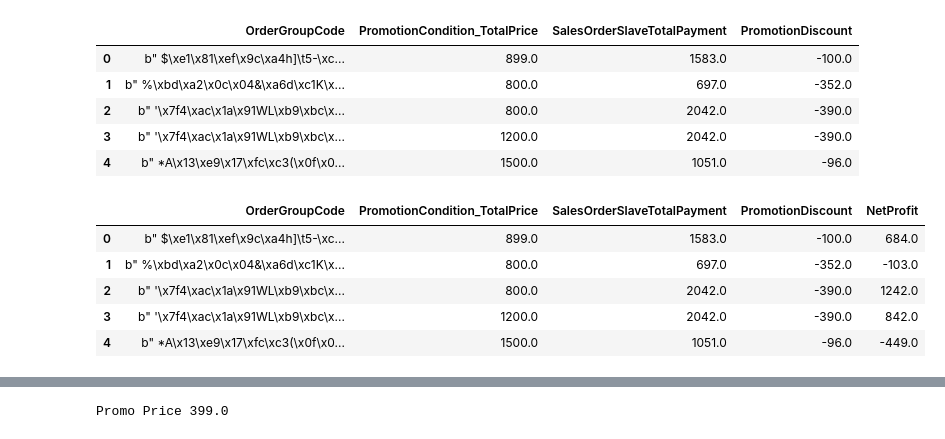
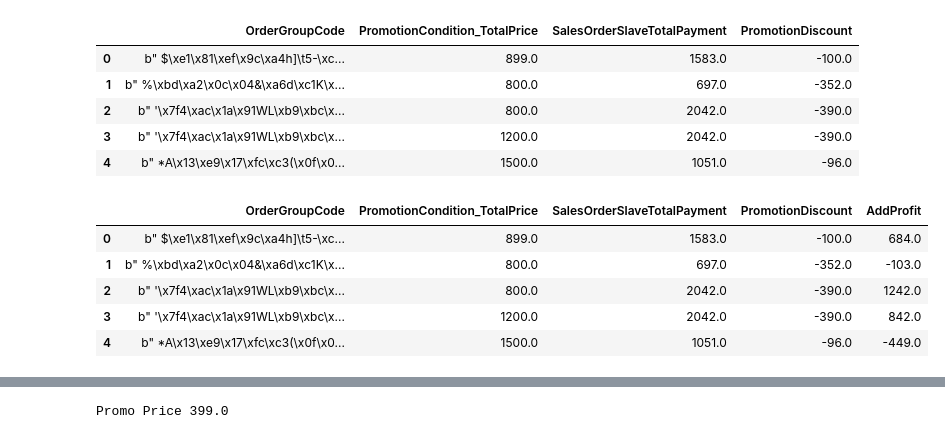
Before and after one commit to JessieChiu/CSXSpring2018_Python, a Jupyter notebook: final/final.ipynb, the cells around one changed output, grey strips where cells are left out. Drawn from its saved outputs; the diff is of its cells as text; code cells hidden in the pictures.

```diff
--- a/final/final.ipynb
+++ b/final/final.ipynb
@@ -3,7 +3,7 @@ import pandas as pd
 import numpy as np
 # %%
 df_orders = pd.read_csv('./data/Orders.csv')
-#df_promo = pd.read_csv('./data/PromotionOrders.csv')
+df_promo = pd.read_csv('./data/PromotionOrders.csv')
 # %%
 print(df_orders.columns)
 print("\n")
@@ -96,10 +96,10 @@ df_new.head()
 | 3 | b" '\x7f4\xac\x1a\x91WL\xb9\xbc\x... | 1200.0 | 2042.0 | -390.0 |
 | 4 | b" *A\x13\xe9\x17\xfc\xc3(\x0f\x0... | 1500.0 | 1051.0 | -96.0 |
 # %%
-df_new['NetProfit'] =  df_new['SalesOrderSlaveTotalPayment'] - df_new['PromotionCondition_TotalPrice']
+df_new['AddProfit'] =  df_new['SalesOrderSlaveTotalPayment'] - df_new['PromotionCondition_TotalPrice']
 df_new.head()
 # %% [output]
-|  | OrderGroupCode | PromotionCondition_TotalPrice | SalesOrderSlaveTotalPayment | PromotionDiscount | NetProfit |
+|  | OrderGroupCode | PromotionCondition_TotalPrice | SalesOrderSlaveTotalPayment | PromotionDiscount | AddProfit |
 | 0 | b" $\xe1\x81\xef\x9c\xa4h]\t5-\xc... | 899.0 | 1583.0 | -100.0 | 684.0 |
 | 1 | b" %\xbd\xa2\x0c\x04&\xa6d\xc1K\x... | 800.0 | 697.0 | -352.0 | -103.0 |
 | 2 | b" '\x7f4\xac\x1a\x91WL\xb9\xbc\x... | 800.0 | 2042.0 | -390.0 | 1242.0 |
```
Also changed, not shown: parts of 7 cells of this notebook.
